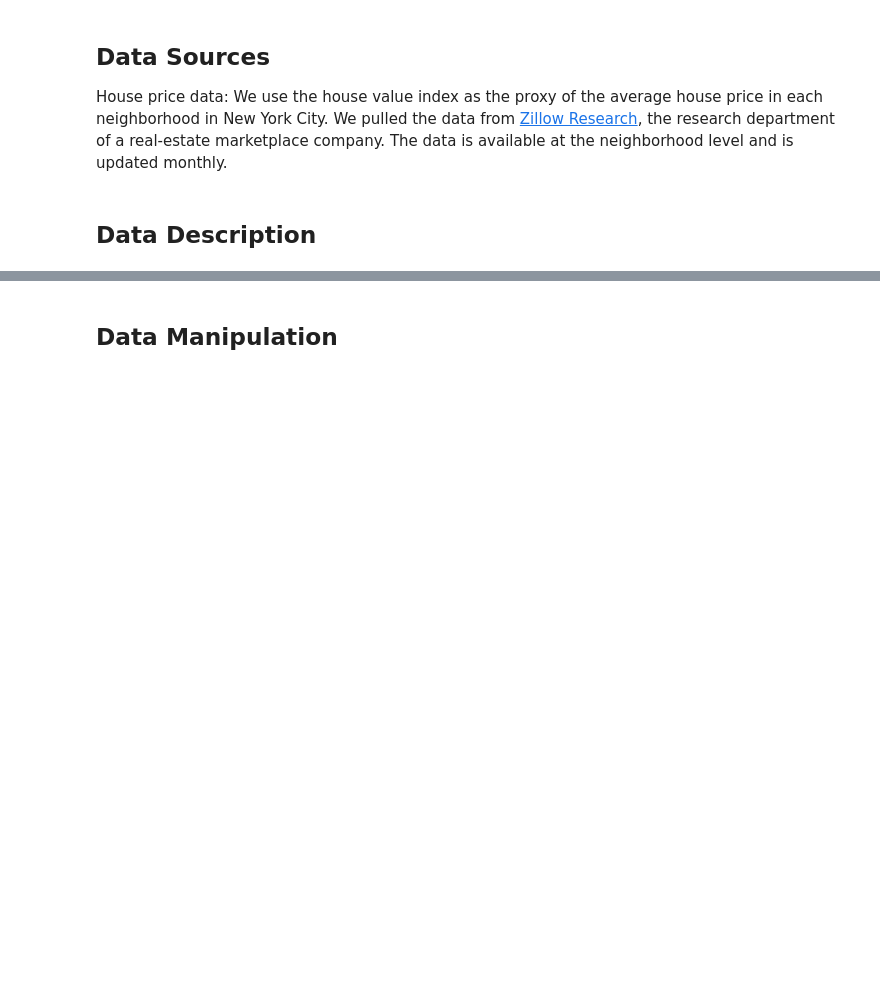
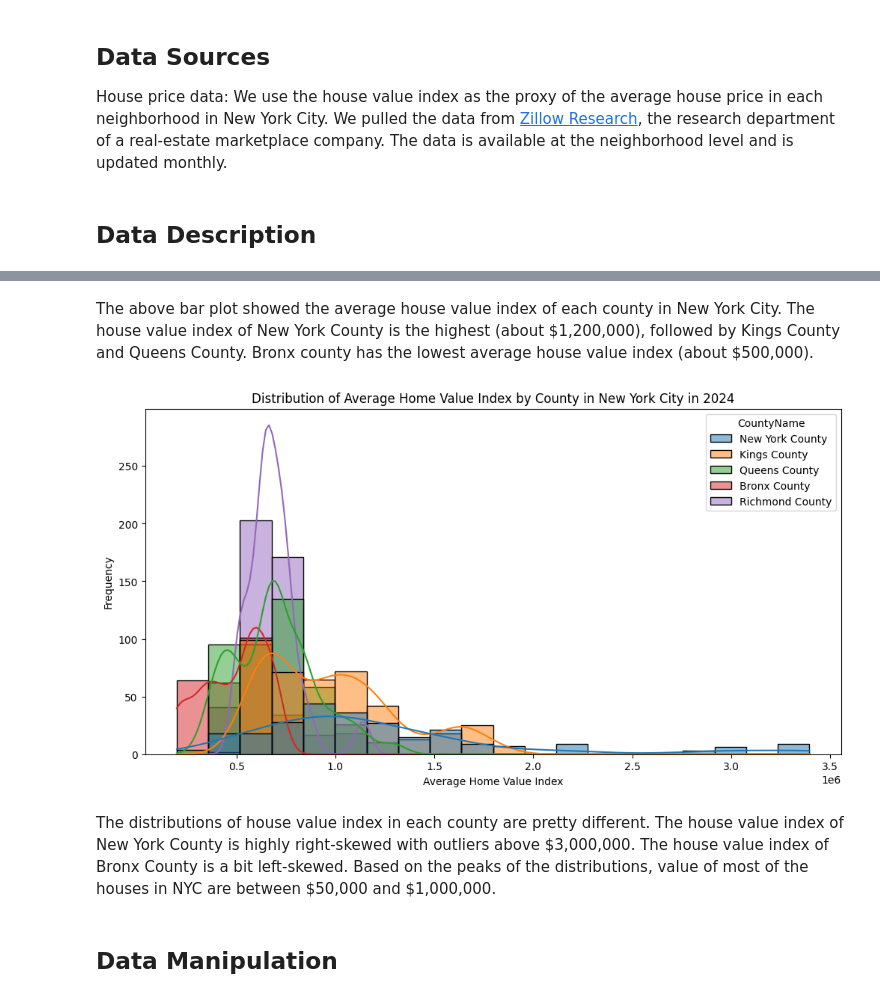
Before and after one commit to NakaFrozn/si618_final_project, a Jupyter notebook: Final_Project_Step1.ipynb, the cells around one changed output, grey strips where cells are left out. Drawn from its saved outputs; the diff is of its cells as text; code cells hidden in the pictures; blank space fills up the shorter version.

```diff
--- a/Final_Project_Step1.ipynb
+++ b/Final_Project_Step1.ipynb
@@ -17,0 +103,14 @@ House price data: We use the house value index as the proxy of the average house
+# %% [markdown]
+The above bar plot showed the average house value index of each county in New York City. The house value index of New York County is the highest (about \$1,200,000), followed by Kings County and Queens County. Bronx county has the lowest average house value index (about \$500,000).
+# %%
+# Plot the histogram of the average HVI for each County in 2024
+plt.figure(figsize=(12,6))
+sns.histplot(data = nyc_neighbor_HVI_long[nyc_neighbor_HVI_long['Year']==2024], x = 'HVI', hue = 'CountyName', bins = 20, kde = True)
+plt.title('Distribution of Average Home Value Index by County in New York City in 2024')
+plt.xlabel('Average Home Value Index')
+plt.ylabel('Frequency')
+plt.show()
+# %% [output]
+[figure, added]
+# %% [markdown]
+The distributions of house value index in each county are pretty different. The house value index of New York County is highly right-skewed with outliers above \$3,000,000. The house value index of Bronx County is a bit left-skewed. Based on the peaks of the distributions, value of most of the houses in NYC are between \$50,000 and $1,000,000.
```
Also changed, not shown: parts of 17 cells of this notebook, 3 other files.
